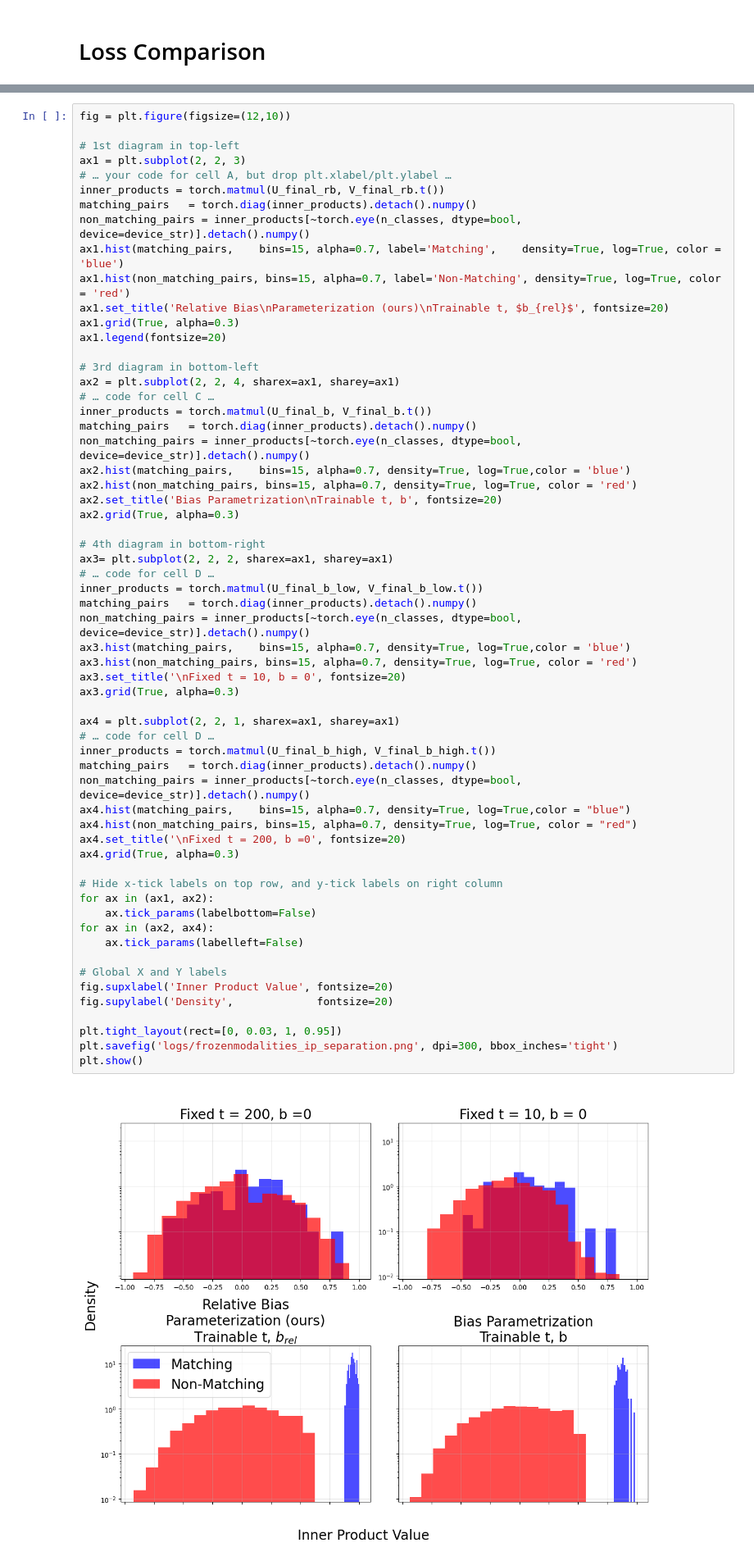
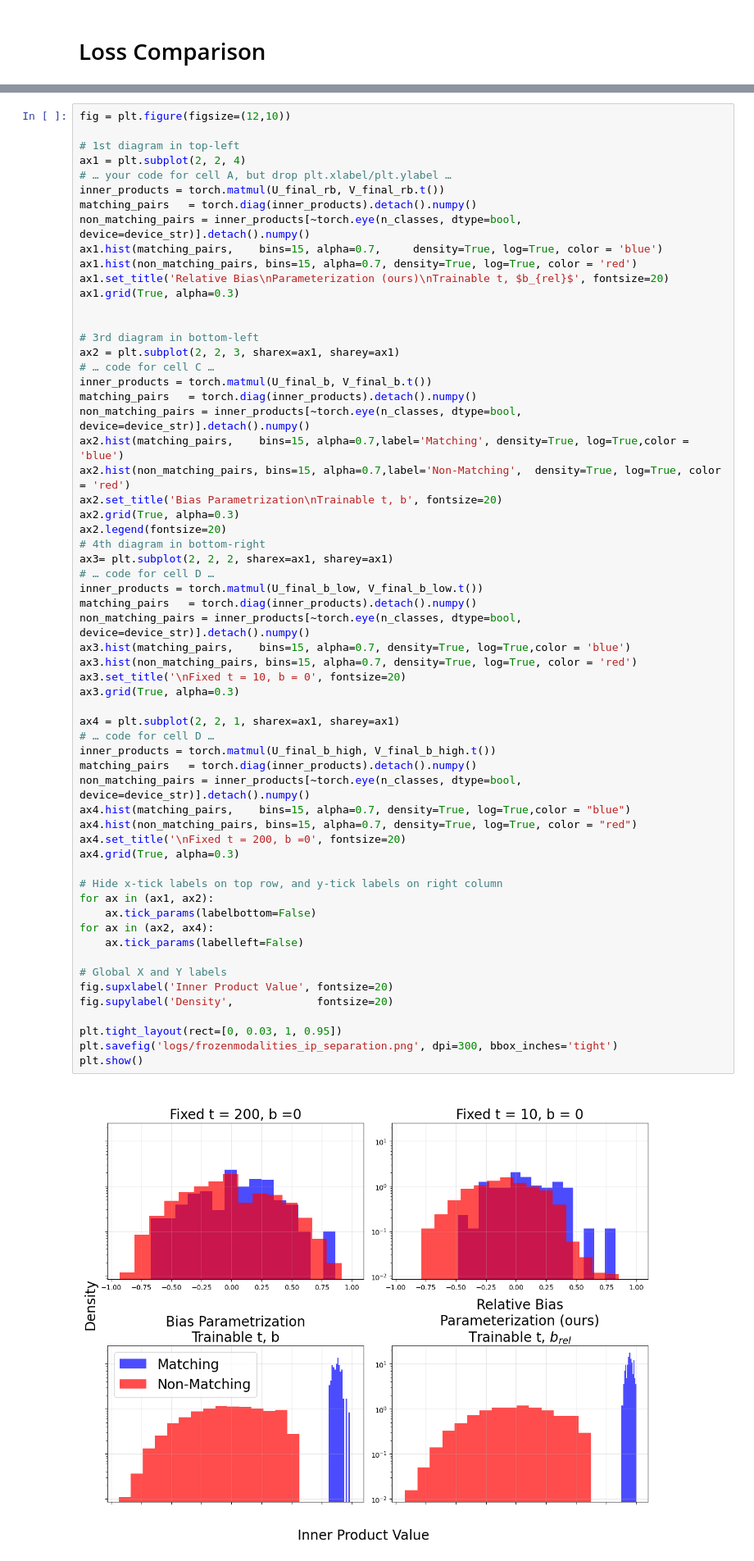
Before and after one commit to BangachevKiril/RepresentationLearningTheory, a Jupyter notebook: SigLIP/FrozenModalityExperiments.ipynb, the cells around one changed output, grey strips where cells are left out. Shown: that part at 82% size. Saved outputs shown, nothing was run; the diff lists cells and outputs as text.

```diff
--- a/SigLIP/FrozenModalityExperiments.ipynb
+++ b/SigLIP/FrozenModalityExperiments.ipynb
@@ -419,28 +419,28 @@ plt.show()
 fig = plt.figure(figsize=(12,10))
 
 # 1st diagram in top‐left
-ax1 = plt.subplot(2, 2, 3)
+ax1 = plt.subplot(2, 2, 4)
 # … your code for cell A, but drop plt.xlabel/plt.ylabel …
 inner_products = torch.matmul(U_final_rb, V_final_rb.t())
 matching_pairs   = torch.diag(inner_products).detach().numpy()
 non_matching_pairs = inner_products[~torch.eye(n_classes, dtype=bool, device=device_str)].detach().numpy()
-ax1.hist(matching_pairs,    bins=15, alpha=0.7, label='Matching',    density=True, log=True, color = 'blue')
-ax1.hist(non_matching_pairs, bins=15, alpha=0.7, label='Non-Matching', density=True, log=True, color = 'red')
+ax1.hist(matching_pairs,    bins=15, alpha=0.7,     density=True, log=True, color = 'blue')
+ax1.hist(non_matching_pairs, bins=15, alpha=0.7, density=True, log=True, color = 'red')
 ax1.set_title('Relative Bias\nParameterization (ours)\nTrainable t, $b_{rel}$', fontsize=20)
 ax1.grid(True, alpha=0.3)
-ax1.legend(fontsize=20)
+
 
 # 3rd diagram in bottom‐left
-ax2 = plt.subplot(2, 2, 4, sharex=ax1, sharey=ax1)
+ax2 = plt.subplot(2, 2, 3, sharex=ax1, sharey=ax1)
 # … code for cell C …
 inner_products = torch.matmul(U_final_b, V_final_b.t())
 matching_pairs   = torch.diag(inner_products).detach().numpy()
 non_matching_pairs = inner_products[~torch.eye(n_classes, dtype=bool, device=device_str)].detach().numpy()
-ax2.hist(matching_pairs,    bins=15, alpha=0.7, density=True, log=True,color = 'blue')
-ax2.hist(non_matching_pairs, bins=15, alpha=0.7, density=True, log=True, color = 'red')
+ax2.hist(matching_pairs,    bins=15, alpha=0.7,label='Matching', density=True, log=True,color = 'blue')
+ax2.hist(non_matching_pairs, bins=15, alpha=0.7,label='Non-Matching',  density=True, log=True, color = 'red')
 ax2.set_title('Bias Parametrization\nTrainable t, b', fontsize=20)
 ax2.grid(True, alpha=0.3)
-
+ax2.legend(fontsize=20)
 # 4th diagram in bottom‐right
 ax3= plt.subplot(2, 2, 2, sharex=ax1, sharey=ax1)
 # … code for cell D …
@@ -449,31 +449,31 @@ matching_pairs   = torch.diag(inner_products).detach().numpy()
 non_matching_pairs = inner_products[~torch.eye(n_classes, dtype=bool, device=device_str)].detach().numpy()
 ax3.hist(matching_pairs,    bins=15, alpha=0.7, density=True, log=True,color = 'blue')
 ax3.hist(non_matching_pairs, bins=15, alpha=0.7, density=True, log=True, color = 'red')
 ax3.set_title('\nFixed t = 10, b = 0', fontsize=20)
 ax3.grid(True, alpha=0.3)
 
 ax4 = plt.subplot(2, 2, 1, sharex=ax1, sharey=ax1)
 # … code for cell D …
 inner_products = torch.matmul(U_final_b_high, V_final_b_high.t())
 matching_pairs   = torch.diag(inner_products).detach().numpy()
 non_matching_pairs = inner_products[~torch.eye(n_classes, dtype=bool, device=device_str)].detach().numpy()
 ax4.hist(matching_pairs,    bins=15, alpha=0.7, density=True, log=True,color = "blue")
 ax4.hist(non_matching_pairs, bins=15, alpha=0.7, density=True, log=True, color = "red")
 ax4.set_title('\nFixed t = 200, b =0', fontsize=20)
 ax4.grid(True, alpha=0.3)
 
 # Hide x-tick labels on top row, and y-tick labels on right column
 for ax in (ax1, ax2):
     ax.tick_params(labelbottom=False)
 for ax in (ax2, ax4):
     ax.tick_params(labelleft=False)
 
 # Global X and Y labels
 fig.supxlabel('Inner Product Value', fontsize=20)
 fig.supylabel('Density',             fontsize=20)
 
 plt.tight_layout(rect=[0, 0.03, 1, 0.95])
 plt.savefig('logs/frozenmodalities_ip_separation.png', dpi=300, bbox_inches='tight')
 plt.show()
 # %% [output]
-[figure, old version]
+[figure, new version]
```
Also changed, not shown: parts of 1 cell of this notebook.
